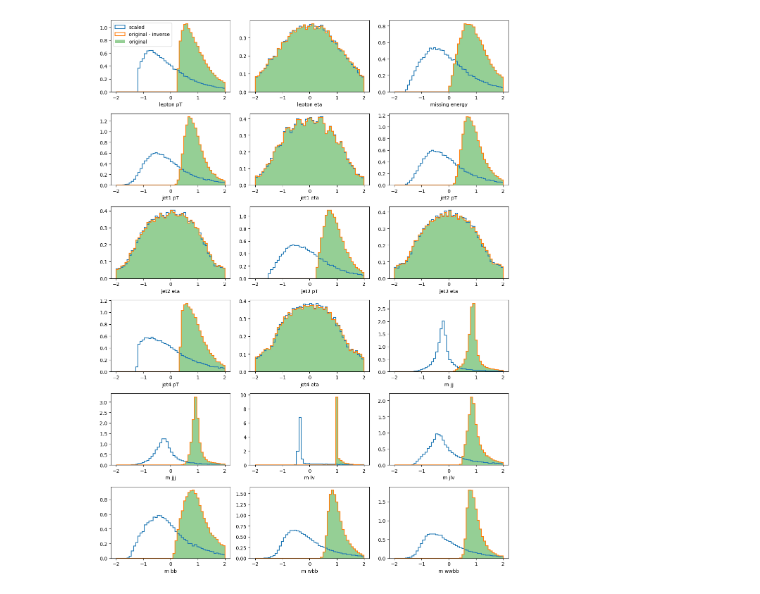
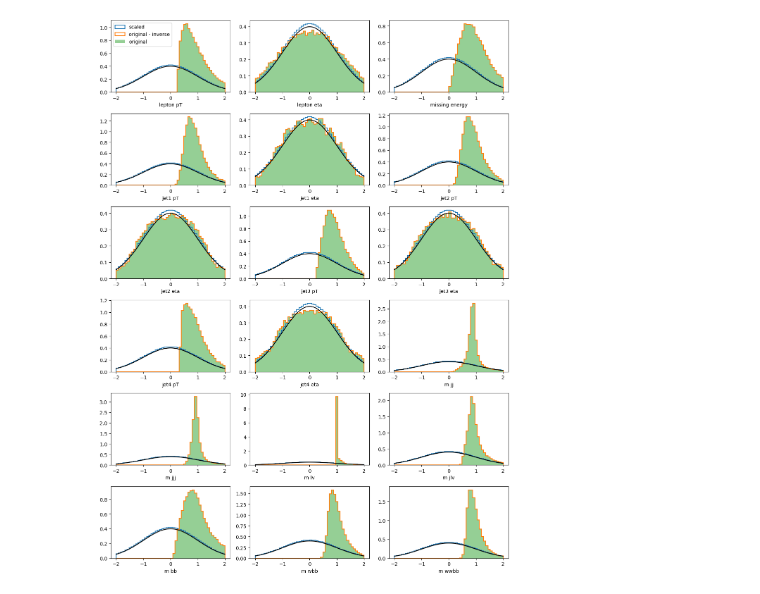
Before and after one commit to korl-z/F9ML_diffusion, a Jupyter notebook: ml/common/data_utils/PITtest.ipynb, the cells around one changed output. Saved outputs shown, nothing was run; the diff lists cells and outputs as text; code cells hidden in the pictures.

```diff
--- a/ml/common/data_utils/PITtest.ipynb
+++ b/ml/common/data_utils/PITtest.ipynb
@@ -89,29 +91,34 @@ class ProbabilityIntegralTransform(BaseEstimator, TransformerMixin):
     def fit_transform(self, X, y=None):
         return self.fit(X, y).transform(X)
 # %%
-data, selection, scalers = run_chainer(cont_rescale_type="normal", on_train="bkg", n_data=10**5)
+data, selection, scalers = run_chainer(cont_rescale_type="gauss_rank", on_train="bkg", n_data=10**5)
 
 idx = selection[selection["type"] != "label"].index
 
 inv_data = scalers["cont"][0][1].inverse_transform(data[:, idx])
 
 fig, axs = plt.subplots(6, 3, figsize=(12, 16))
 axs = axs.flatten()
 
 labels = selection[selection["type"] != "label"]["feature"].values
 
 real, selection_r, scalers_r = run_chainer(cont_rescale_type=None, on_train="bkg", n_data=10**5)
 
+x = np.linspace(-2, 2, 100)
+s = 1.0
+
 for i, (ax, label) in enumerate(zip(axs, labels)):
     ax.hist(data[:, i], bins=50, histtype="step", lw=1.5, label="scaled", range=(-2, 2), density=True)
     ax.hist(inv_data[:, i], bins=50, histtype="step", lw=1.5, label="original - inverse",  range=(-2, 2), density=True)
     ax.hist(real[:, i], bins=50, lw=1.5, label="original",  range=(-2, 2), density=True, alpha=0.5)
     ax.set_xlabel(label)
-    # ax.set_yscale("log")
+    # ax.plot(x, 1/np.sqrt(2*np.pi*s**2) * np.exp(-0.5 * (x/s)**2), '-k', label="norm gauss")
+    ax.plot(x, norm.pdf(x,0,1), '-k')
+
 
 axs[0].legend()
 
 fig.tight_layout()
 plt.show()
 # %% [output]
-[figure, old version]
+[figure, new version]
```
Also changed, not shown: parts of 1 cell of this notebook, 11 other files.
